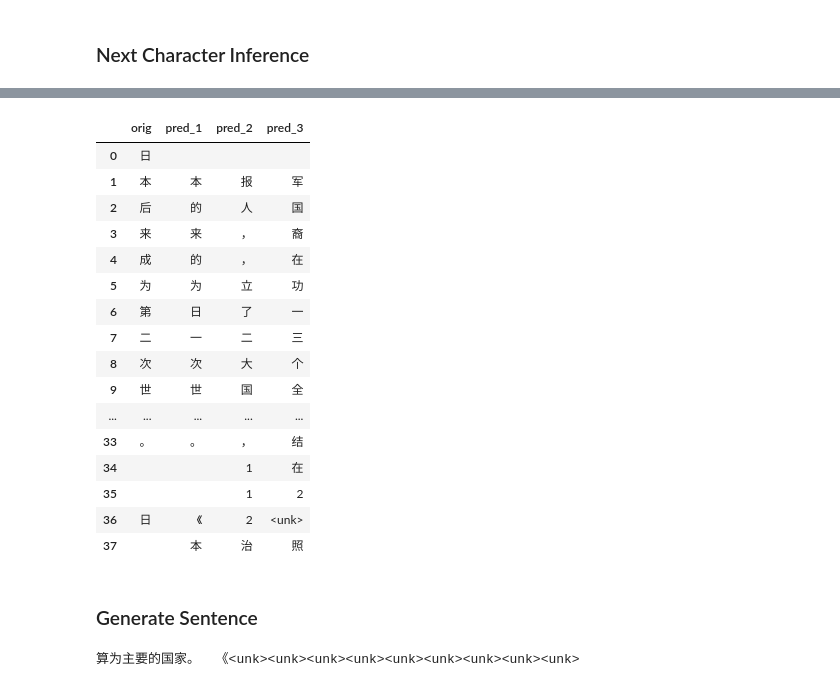
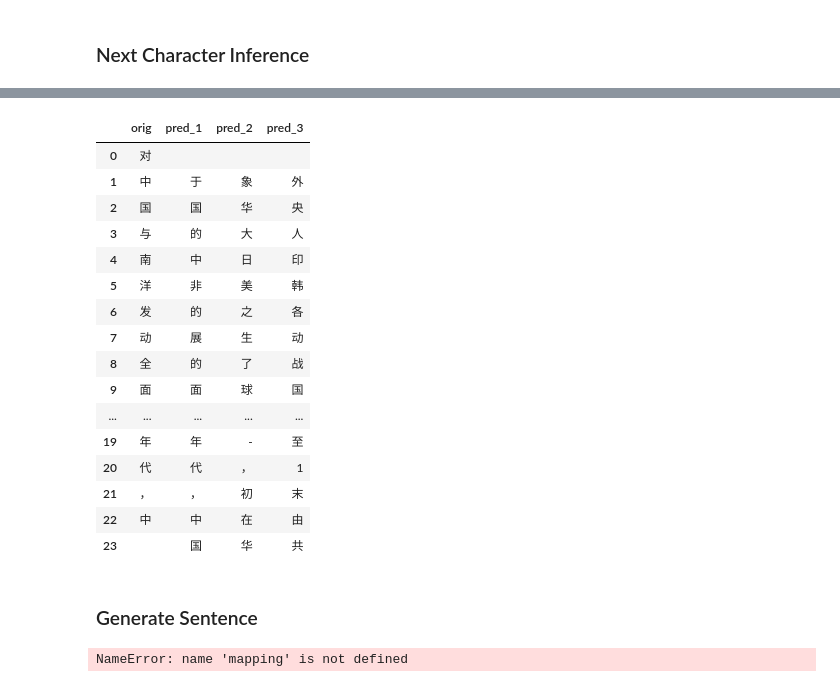
Before and after one commit to ceshine/modern_chinese_nlp, a Jupyter notebook: notebooks/Language Model.ipynb, the cells around one changed output, grey strips where cells are left out. Drawn from its saved outputs; the diff is of its cells as text; code cells hidden in the pictures.

```diff
--- a/notebooks/Language Model.ipynb
+++ b/notebooks/Language Model.ipynb
@@ -105,10 +161,10 @@ learner.save_encoder("lm_qrnn_enc")
 # %% [markdown]
 ### LSTM
 # %%
-drops = np.array([0.25, 0.1, 0.2, 0.02, 0.15])
+drops = np.array([0.1, 0.1, 0.05, 0, 0.1])
 learner = model_data.get_model(
     partial(Adam, betas=(0.8, 0.999)),
-    emb_sz=300, n_hid=300, n_layers=3,
+    emb_sz=300, n_hid=500, n_layers=3,
     dropouti=drops[0], dropout=drops[1], wdrop=drops[2],
     dropoute=drops[3], dropouth=drops[4], qrnn=False
 )
@@ -122,6 +178,6 @@ learner.sched.plot()
 # %%
-lrs = 3e-3
-learner.fit(lrs, 1, wds=1e-7, use_clr=(50, 5), cycle_len=20, use_wd_sched=True)
+lrs = 6e-3
+learner.fit(lrs, 1, wds=1e-7, use_clr=(50, 3), cycle_len=10, use_wd_sched=True)
 # %% [output]
 [interactive output not drawn]
 epoch      trn_loss   val_loss
@@ -144,0 +195,3 @@ epoch      trn_loss   val_loss
+# %%
+lrs = 1e-3
+learner.fit(lrs, 1, wds=1e-7, use_clr=(50, 3), cycle_len=10, use_wd_sched=True)
@@ -152,3 +230,5 @@ learner.save_encoder("lm_lstm_enc")
+# %%
+learner.load("lm_lstm")
 # %% [markdown]
 ## Test the model
 # %%
@@ -266,41 +340,57 @@ eval("在现代印刷媒体，卡通是一种通常有幽默色")
 # %%
-eval("日本后来成为第二次世界大战的轴心国之一，对中国与南洋发动全面的战争。  日")
+eval("对中国与南洋发动全面的战争。\n1990年代，中")
 # %% [output]
 |  | orig | pred_1 | pred_2 | pred_3 |
-| 0 | 日 |  |  |  |
-| 1 | 本 | 本 | 报 | 军 |
-| 2 | 后 | 的 | 人 | 国 |
-| 3 | 来 | 来 | ， | 裔 |
-| 4 | 成 | 的 | ， | 在 |
-| 5 | 为 | 为 | 立 | 功 |
-| 6 | 第 | 日 | 了 | 一 |
-| 7 | 二 | 一 | 二 | 三 |
-| 8 | 次 | 次 | 大 | 个 |
-| 9 | 世 | 世 | 国 | 全 |
+| 0 | 对 |  |  |  |
+| 1 | 中 | 于 | 象 | 外 |
+| 2 | 国 | 国 | 华 | 央 |
+| 3 | 与 | 的 | 大 | 人 |
+| 4 | 南 | 中 | 日 | 印 |
+| 5 | 洋 | 非 | 美 | 韩 |
+| 6 | 发 | 的 | 之 | 各 |
+| 7 | 动 | 展 | 生 | 动 |
+| 8 | 全 | 的 | 了 | 战 |
+| 9 | 面 | 面 | 球 | 国 |
 | ... | ... | ... | ... | ... |
-| 33 | 。 | 。 | ， | 结 |
-| 34 |  |  | 1 | 在 |
-| 35 |  |  | 1 | 2 |
-| 36 | 日 | 《 | 2 | <unk> |
-| 37 |  | 本 | 治 | 照 |
+| 19 | 年 | 年 | - | 至 |
+| 20 | 代 | 代 | ， | 1 |
+| 21 | ， | ， | 初 | 末 |
+| 22 | 中 | 中 | 在 | 由 |
+| 23 |  | 国 | 华 | 共 |
 # %% [markdown]
 ### Generate Sentence
 # %%
+import random
+
 def get_tokens(texts):
     return list(map(lambda x: mapping.get(x, 1), texts))
 
-def generate_text(tokens,N=20):
-    learner.model[0].reset()
+def generate_text(tokens,N=25):
     preds = []
     for i in range(N):
+        learner.model[0].reset()
         logits, _, _ = learner.model(T(tokens).unsqueeze(1))
-        preds.append(np.argmax(logits.data.cpu().numpy()[-1, :]))
+        probs = F.softmax(logits).data.cpu().numpy()[-1, :]
+        candidates = np.argsort(probs)[::-1]
+        while True:
+            candidate = np.random.choice(candidates, p=probs[candidates])
+            if candidate > 1 and ord(itos[candidate]) > 255:
+                print(probs[candidates][:3], probs[candidate])
+                preds.append(candidate)
+                break
+        # for candidate in candidates:
+        #     if candidate > 1 and ord(itos[candidate]) > 255 and (random.random() < probs[candidate] or probs[candidate] < 0.2):
+        #         print(probs[candidate])
+        #         preds.append(candidate)
+        #         break
+        # tokens  = [preds[-1]]#
         tokens.append(preds[-1])
-    print("".join([itos[x] for x in preds]))
+        # tokens = [:1]
+        print("".join([itos[x] for x in tokens]))
 
-generate_text(get_tokens("德国是世界大国之一，其国内生产总值以国际汇率计"))
+generate_text(get_tokens("德国是世界大国之一，其国内生产总值以国际汇率为主，"))
 # %% [output]
-算为主要的国家。  《<unk><unk><unk><unk><unk><unk><unk><unk><unk>
+NameError: name 'mapping' is not defined
 # %%
 generate_text(get_tokens("在现代印刷媒体，卡通是一种通常有幽默色"))
 # %% [output]
```
Also changed, not shown: parts of 37 cells of this notebook, 7 other files.
